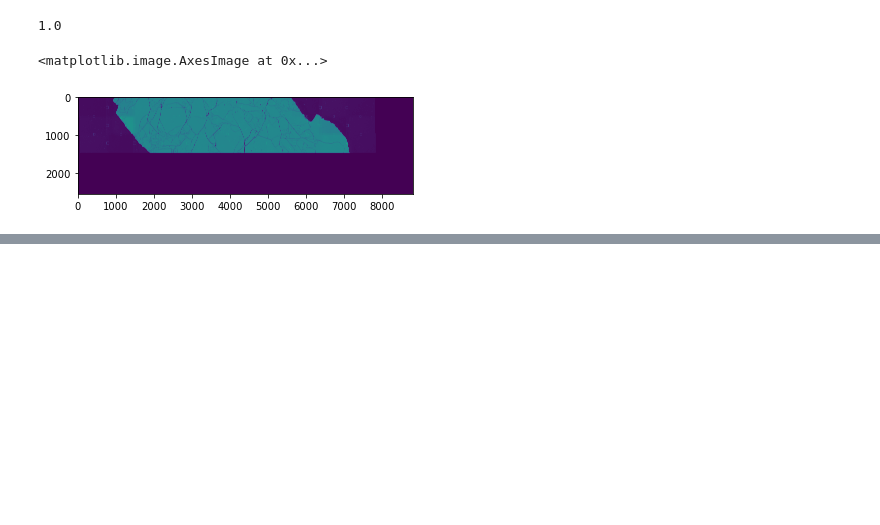
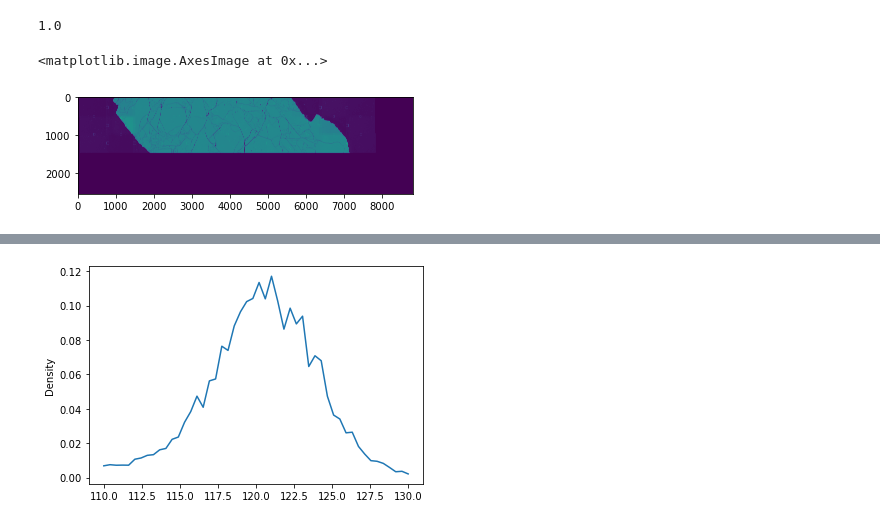
Before and after one commit to IExistSometimes/TIFF-An-y, a Jupyter notebook: Stitcher.ipynb, the cells around one changed output, grey strips where cells are left out. Saved outputs shown, nothing was run; the diff lists cells and outputs as text; code cells hidden in the pictures; blank space fills up the shorter version.

```diff
--- a/Stitcher.ipynb
+++ b/Stitcher.ipynb
@@ -636,4 +651,0 @@ np.min(stitched_boosted)
-# %%
-are_you_sure = 1
-if are_you_sure == 1:
-    full_set = pd.Series(stitched.flatten()[stitched.flatten()>(50/256)])
@@ -696,0 +671,9 @@ array([[25600., 25600., 25600., ..., 25600., 25600., 25600.],
+# %%
+are_you_sure = 1
+if are_you_sure == 1:
+    full_set = pd.Series((stitched.flatten()[stitched.flatten()>(50/256)])*256)
+
+evaluate_at = np.linspace(110, 130, 50)
+ax = full_set.plot.kde(bw_method = 0.0001, ind=evaluate_at)
+# %% [output]
+[figure, added]
```
Also changed, not shown: parts of 28 cells of this notebook, 1 other file.
